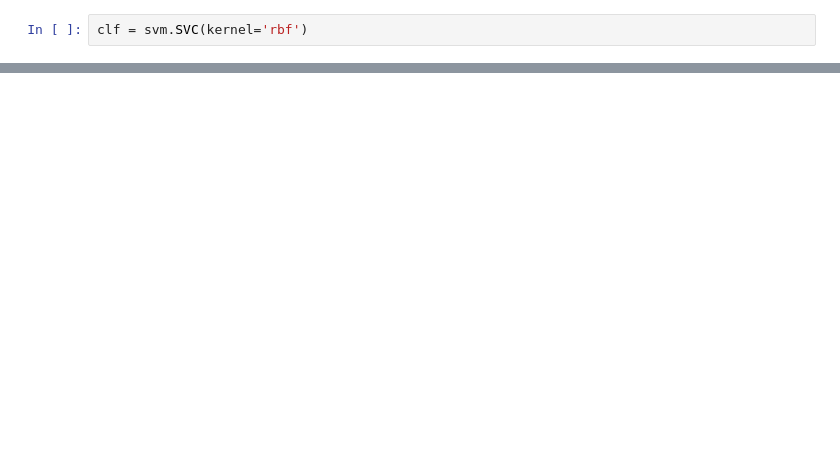
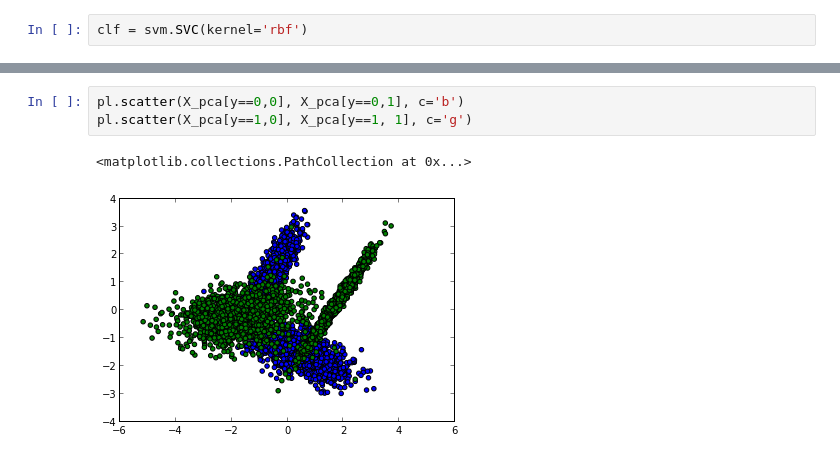
Before and after one commit to ageek/pynotebooks, a Jupyter notebook: matplot-basics.ipynb, the cells around one changed output, grey strips where cells are left out. Saved outputs shown, nothing was run; the diff lists cells and outputs as text; blank space fills up the shorter version.

```diff
--- a/matplot-basics.ipynb
+++ b/matplot-basics.ipynb
@@ -250,0 +260,6 @@ X.shape
+# %%
+pl.scatter(X_pca[y==0,0], X_pca[y==0,1], c='b')
+pl.scatter(X_pca[y==1,0], X_pca[y==1, 1], c='g')
+# %% [output]
+<matplotlib.collections.PathCollection at 0x...>
+[figure, added]
```
Also changed, not shown: parts of 47 cells of this notebook.
